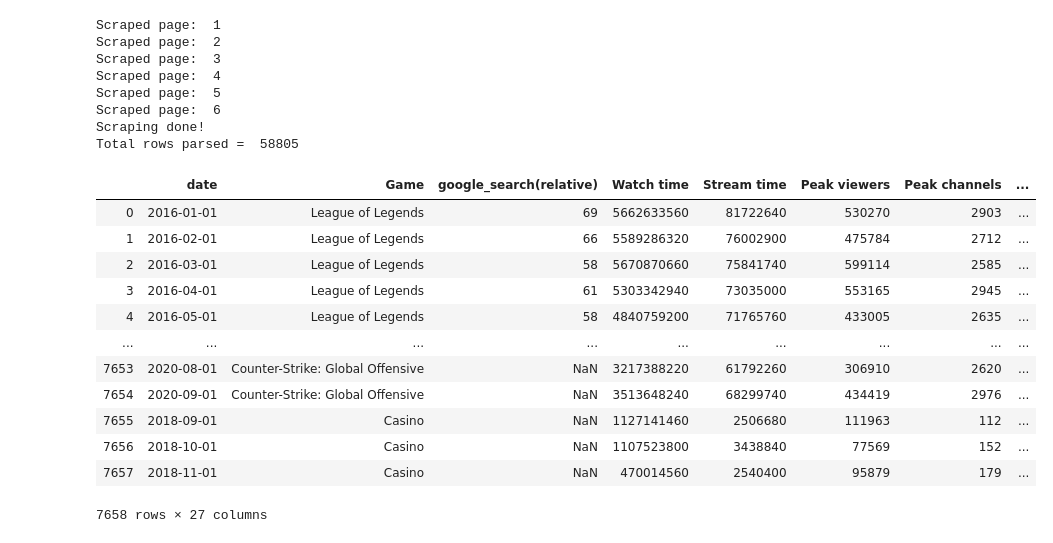
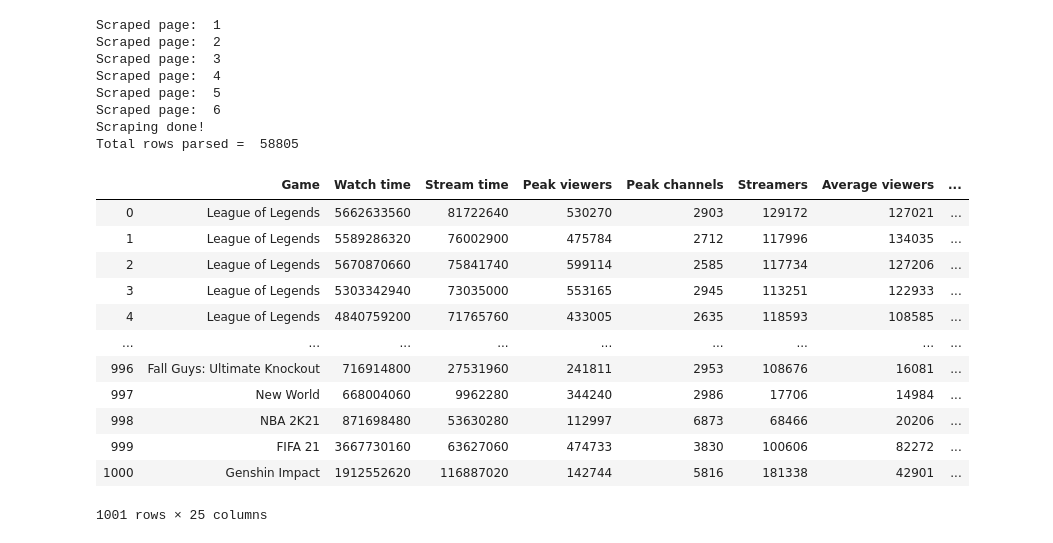
Before and after one commit to pjsandwich/gaming_research, a Jupyter notebook: project_api.ipynb, the cells around one changed output. Cells and saved outputs as stored; diff of their text form; code cells hidden in the pictures.

```diff
--- a/project_api.ipynb
+++ b/project_api.ipynb
@@ -187,19 +179,19 @@ Total rows parsed =  58805
 vg_df.rename(columns={'game':'Game'},inplace=True)
 vg_bygame = vg_df.groupby('Game').sum()
 # %%
-dirty_merged = all_data_wna.merge(vg_bygame,on='Game',how='inner')
+dirty_merged = big_df.merge(vg_bygame,on='Game',how='inner')
 dirty_merged
 # %% [output]
-|  | date | Game | google_search(relative) | Watch time | Stream time | Peak viewers | Peak channels | ... |
-| 0 | 2016-01-01 | League of Legends | 69 | 5662633560 | 81722640 | 530270 | 2903 | ... |
-| 1 | 2016-02-01 | League of Legends | 66 | 5589286320 | 76002900 | 475784 | 2712 | ... |
-| 2 | 2016-03-01 | League of Legends | 58 | 5670870660 | 75841740 | 599114 | 2585 | ... |
-| 3 | 2016-04-01 | League of Legends | 61 | 5303342940 | 73035000 | 553165 | 2945 | ... |
-| 4 | 2016-05-01 | League of Legends | 58 | 4840759200 | 71765760 | 433005 | 2635 | ... |
+|  | Game | Watch time | Stream time | Peak viewers | Peak channels | Streamers | Average viewers | ... |
+| 0 | League of Legends | 5662633560 | 81722640 | 530270 | 2903 | 129172 | 127021 | ... |
+| 1 | League of Legends | 5589286320 | 76002900 | 475784 | 2712 | 117996 | 134035 | ... |
+| 2 | League of Legends | 5670870660 | 75841740 | 599114 | 2585 | 117734 | 127206 | ... |
+| 3 | League of Legends | 5303342940 | 73035000 | 553165 | 2945 | 113251 | 122933 | ... |
+| 4 | League of Legends | 4840759200 | 71765760 | 433005 | 2635 | 118593 | 108585 | ... |
 | ... | ... | ... | ... | ... | ... | ... | ... | ... |
-| 7653 | 2020-08-01 | Counter-Strike: Global Offensive | NaN | 3217388220 | 61792260 | 306910 | 2620 | ... |
-| 7654 | 2020-09-01 | Counter-Strike: Global Offensive | NaN | 3513648240 | 68299740 | 434419 | 2976 | ... |
-| 7655 | 2018-09-01 | Casino | NaN | 1127141460 | 2506680 | 111963 | 112 | ... |
-| 7656 | 2018-10-01 | Casino | NaN | 1107523800 | 3438840 | 77569 | 152 | ... |
-| 7657 | 2018-11-01 | Casino | NaN | 470014560 | 2540400 | 95879 | 179 | ... |
+| 996 | Fall Guys: Ultimate Knockout | 716914800 | 27531960 | 241811 | 2953 | 108676 | 16081 | ... |
+| 997 | New World | 668004060 | 9962280 | 344240 | 2986 | 17706 | 14984 | ... |
+| 998 | NBA 2K21 | 871698480 | 53630280 | 112997 | 6873 | 68466 | 20206 | ... |
+| 999 | FIFA 21 | 3667730160 | 63627060 | 474733 | 3830 | 100606 | 82272 | ... |
+| 1000 | Genshin Impact | 1912552620 | 116887020 | 142744 | 5816 | 181338 | 42901 | ... |
-7658 rows × 27 columns
+1001 rows × 25 columns
```
Also changed, not shown: parts of 15 cells of this notebook.
